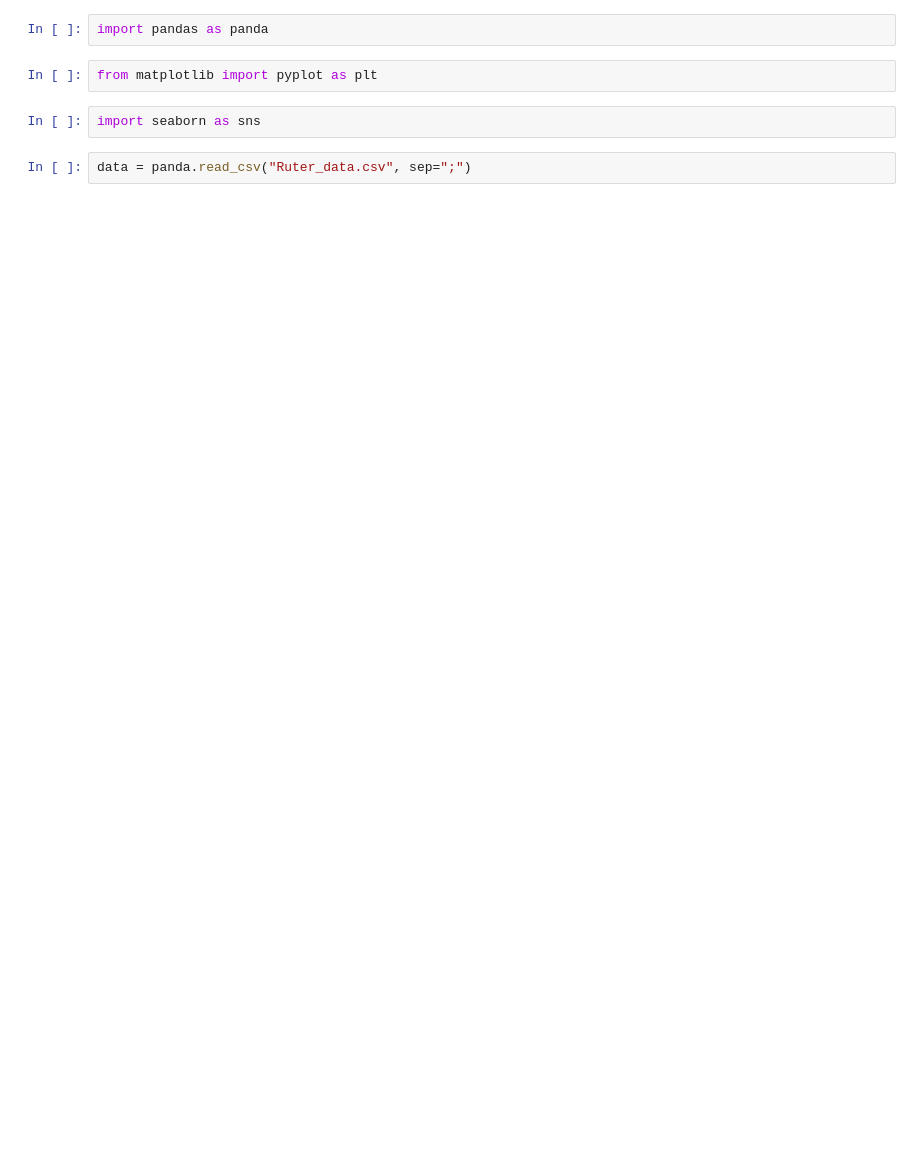
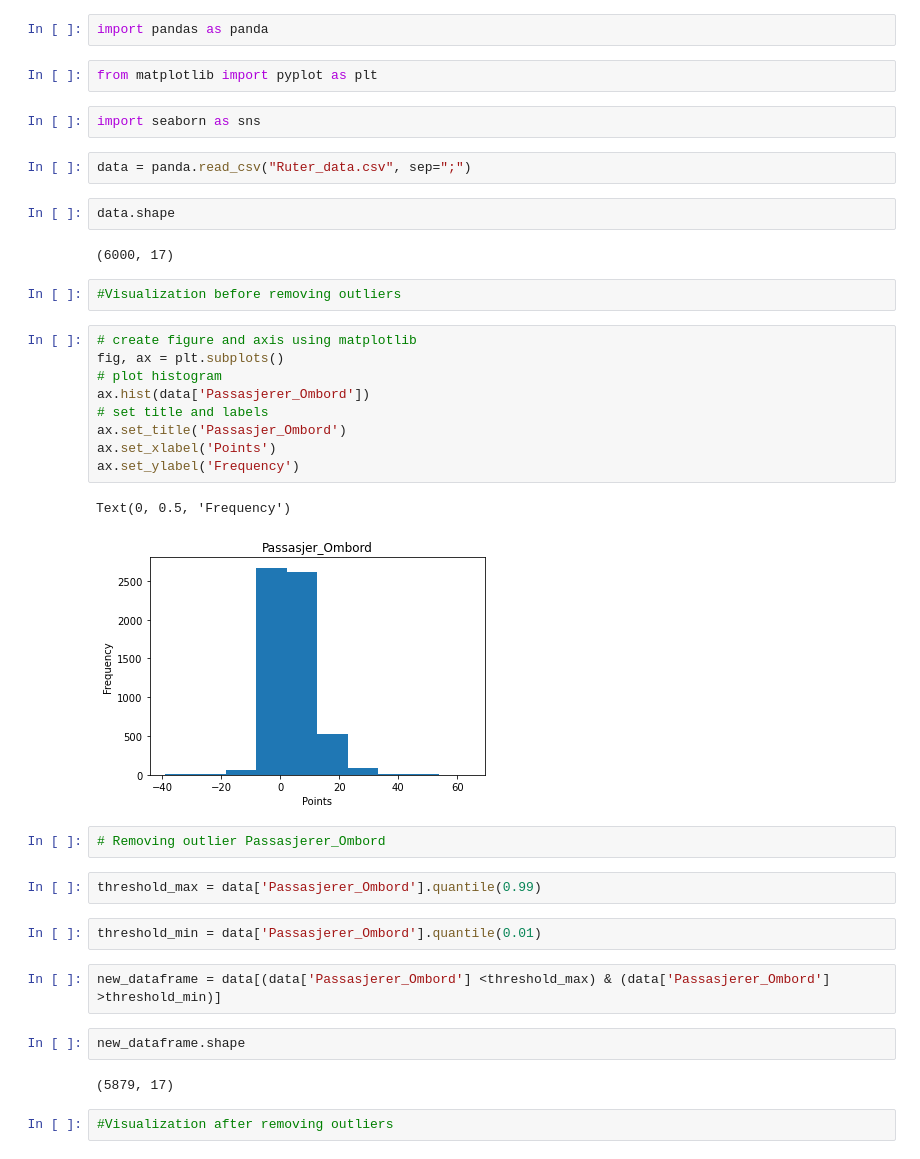
Before and after one commit to Sportspaul/DAVE3625, a Jupyter notebook: Assignment1/Assignment1.ipynb, the cells around one changed output. Drawn from its saved outputs; the diff is of its cells as text; blank space fills up the shorter version.

```diff
--- a/Assignment1/Assignment1.ipynb
+++ b/Assignment1/Assignment1.ipynb
@@ -8,3 +6,35 @@ from matplotlib import pyplot as plt
 import seaborn as sns
 # %%
 data = panda.read_csv("Ruter_data.csv", sep=";")
+# %%
+data.shape
+# %% [output]
+(6000, 17)
+# %%
+#Visualization before removing outliers
+# %%
+# create figure and axis using matplotlib
+fig, ax = plt.subplots()
+# plot histogram
+ax.hist(data['Passasjerer_Ombord'])
+# set title and labels
+ax.set_title('Passasjer_Ombord')
+ax.set_xlabel('Points')
+ax.set_ylabel('Frequency')
+# %% [output]
+Text(0, 0.5, 'Frequency')
+[figure, added]
+# %%
+# Removing outlier Passasjerer_Ombord
+# %%
+threshold_max = data['Passasjerer_Ombord'].quantile(0.99)
+# %%
+threshold_min = data['Passasjerer_Ombord'].quantile(0.01)
+# %%
+new_dataframe = data[(data['Passasjerer_Ombord'] <threshold_max) & (data['Passasjerer_Ombord'] >threshold_min)]
+# %%
+new_dataframe.shape
+# %% [output]
+(5879, 17)
+# %%
+#Visualization after removing outliers
```
Also changed, not shown: parts of 22 cells of this notebook.
